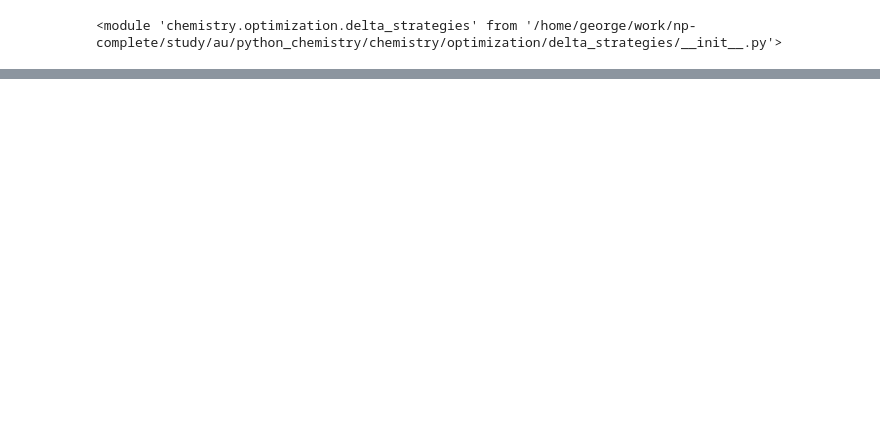
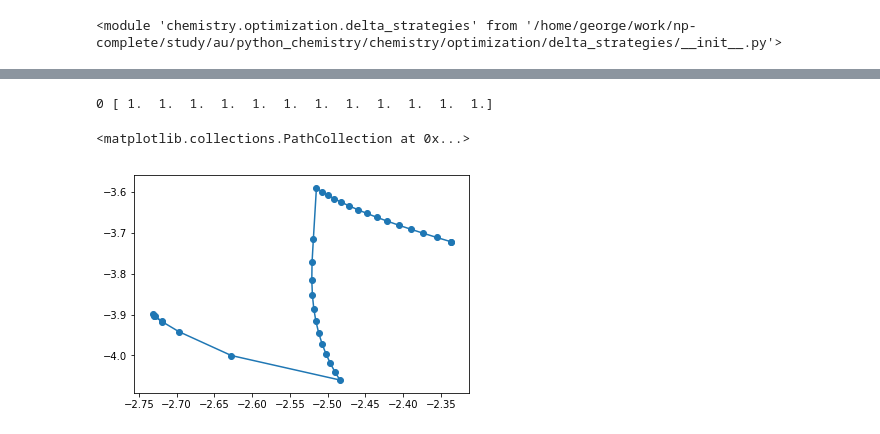
Before and after one commit to 1996vyacheslav/python_chemistry, a Jupyter notebook: research.ipynb, the cells around one changed output, grey strips where cells are left out. Cells and saved outputs as stored; diff of their text form; code cells hidden in the pictures; blank space fills up the shorter version.

```diff
--- a/research.ipynb
+++ b/research.ipynb
@@ -239,0 +316,5 @@ GaussianException:
+# %%
+zeros = np.zeros(molecule.n_dims - 6)
+for i, struct in enumerate(path):
+    hess = linalg.get_motionless(molecule, struct).hess(zeros)
+    print(i, linalg.calc_singular_values(hess))
@@ -239,0 +339,21 @@ GaussianException:
+# %%
+zeros = np.zeros(molecule.n_dims - 6)
+for i, struct in enumerate(path):
+    hess = normalized.hess(normalized.back_transform(struct))
+    print(i, linalg.calc_singular_values(hess))
+# %% [output]
+0 [ 1.  1.  1.  1.  1.  1.  1.  1.  1.  1.  1.  1.]
+# %%
+projection = utils.linalg.RandomProjector(molecule.n_dims, 2)
+
+xs, ys = [], []
+for struct in path:
+    x, y = projection.project(struct)
+    xs.append(x)
+    ys.append(y)
+
+plt.plot(xs, ys)
+plt.scatter(xs, ys)
+# %% [output]
+<matplotlib.collections.PathCollection at 0x...>
+[figure, added]
```
Also changed, not shown: parts of 13 cells of this notebook, 7 other files.
